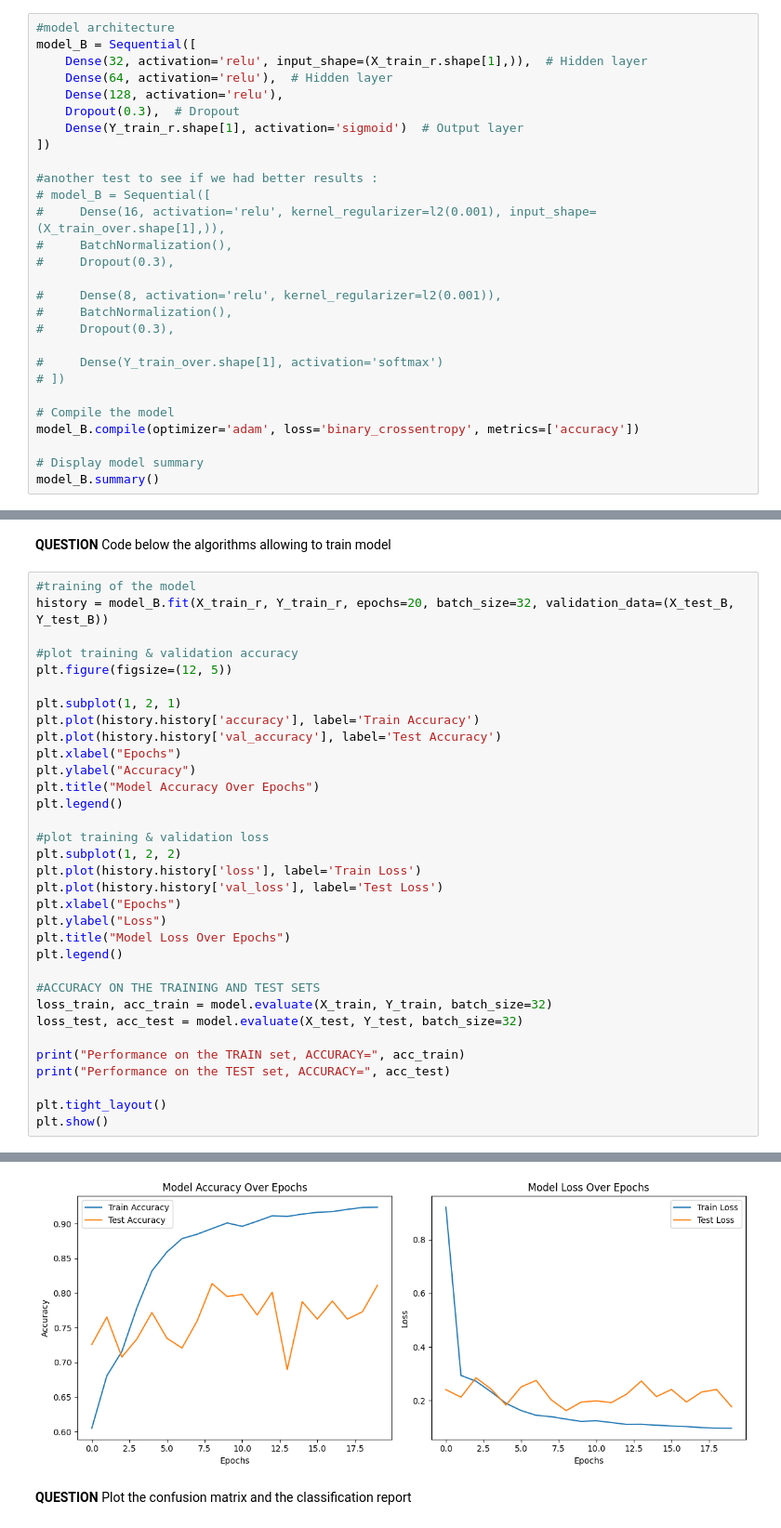
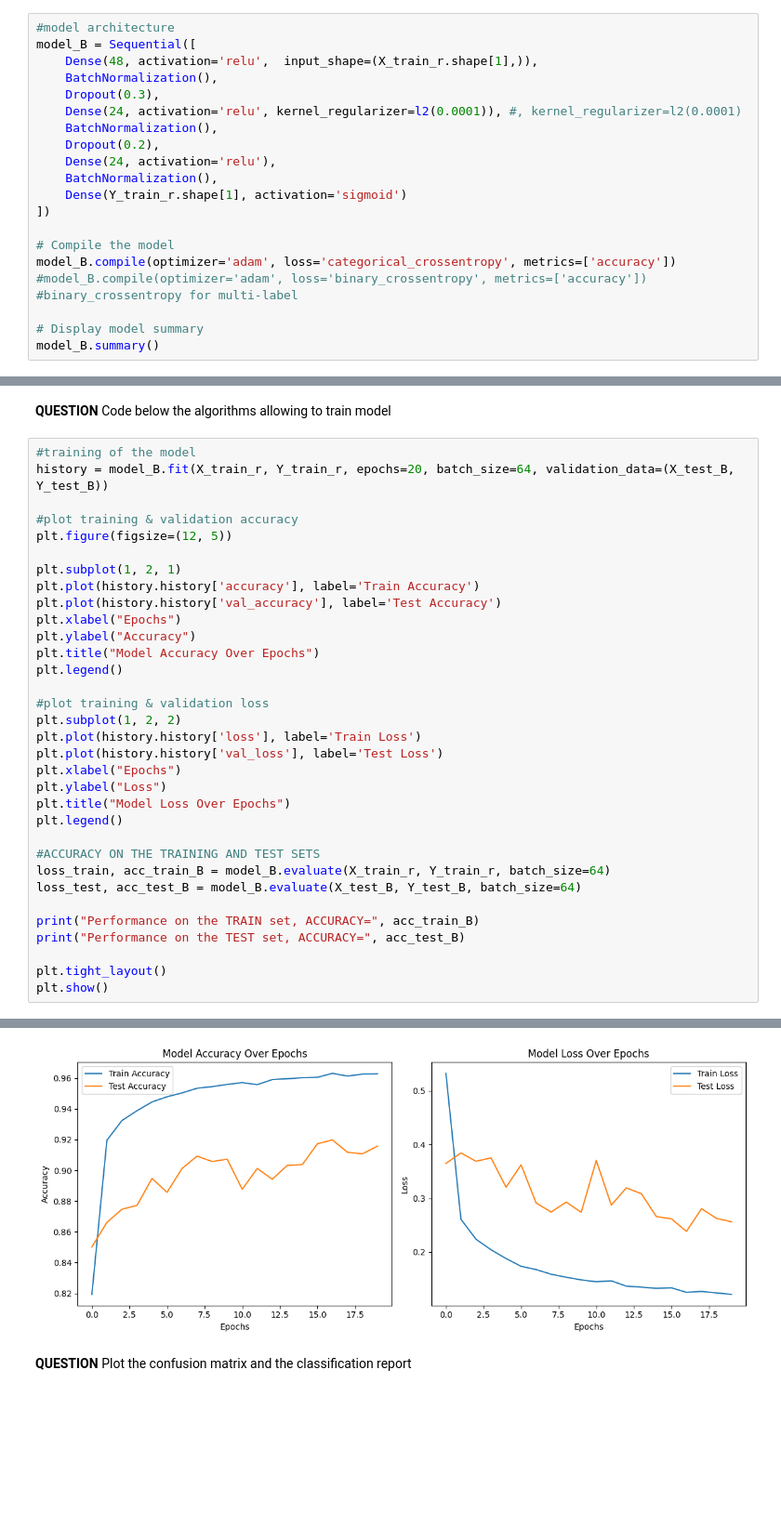
Before and after one commit to ChloeLarroze/STM32_Embedded_AI, a Jupyter notebook: TP_IA_EMBARQUEE.ipynb, the cells around one changed output, grey strips where cells are left out. Shown: that part at 93% size. Saved outputs shown, nothing was run; the diff lists cells and outputs as text; blank space fills up the shorter version.

```diff
--- a/TP_IA_EMBARQUEE.ipynb
+++ b/TP_IA_EMBARQUEE.ipynb
@@ -543,28 +563,20 @@ Now, why did we chose SMOTE over undersampling ? SMOTE preserves all data while
 # %%
 #model architecture
 model_B = Sequential([
-    Dense(32, activation='relu', input_shape=(X_train_r.shape[1],)),  # Hidden layer
-    Dense(64, activation='relu'),  # Hidden layer
-    Dense(128, activation='relu'),
-    Dropout(0.3),  # Dropout
-    Dense(Y_train_r.shape[1], activation='sigmoid')  # Output layer
+    Dense(48, activation='relu',  input_shape=(X_train_r.shape[1],)),
+    BatchNormalization(),
+    Dropout(0.3),
+    Dense(24, activation='relu', kernel_regularizer=l2(0.0001)), #, kernel_regularizer=l2(0.0001)
+    BatchNormalization(),
+    Dropout(0.2),
+    Dense(24, activation='relu'),
+    BatchNormalization(),
+    Dense(Y_train_r.shape[1], activation='sigmoid')
 ])
 
-#another test to see if we had better results :
-# model_B = Sequential([
-#     Dense(16, activation='relu', kernel_regularizer=l2(0.001), input_shape=(X_train_over.shape[1],)),
-#     BatchNormalization(),
-#     Dropout(0.3),
-
-#     Dense(8, activation='relu', kernel_regularizer=l2(0.001)),
-#     BatchNormalization(),
-#     Dropout(0.3),
-
-#     Dense(Y_train_over.shape[1], activation='softmax')
-# ])
-
 # Compile the model
-model_B.compile(optimizer='adam', loss='binary_crossentropy', metrics=['accuracy'])
+model_B.compile(optimizer='adam', loss='categorical_crossentropy', metrics=['accuracy'])
+#model_B.compile(optimizer='adam', loss='binary_crossentropy', metrics=['accuracy']) #binary_crossentropy for multi-label
 
 # Display model summary
 model_B.summary()
@@ -592,7 +602,7 @@ _________________________________________________________________
 **QUESTION** Code below the algorithms allowing to train model
 # %%
 #training of the model
-history = model_B.fit(X_train_r, Y_train_r, epochs=20, batch_size=32, validation_data=(X_test_B, Y_test_B))
+history = model_B.fit(X_train_r, Y_train_r, epochs=20, batch_size=64, validation_data=(X_test_B, Y_test_B))
 
 #plot training & validation accuracy
 plt.figure(figsize=(12, 5))
@@ -615,11 +625,11 @@ plt.title("Model Loss Over Epochs")
 plt.legend()
 
 #ACCURACY ON THE TRAINING AND TEST SETS
-loss_train, acc_train = model.evaluate(X_train, Y_train, batch_size=32)
-loss_test, acc_test = model.evaluate(X_test, Y_test, batch_size=32)
+loss_train, acc_train_B = model_B.evaluate(X_train_r, Y_train_r, batch_size=64)
+loss_test, acc_test_B = model_B.evaluate(X_test_B, Y_test_B, batch_size=64)
 
-print("Performance on the TRAIN set, ACCURACY=", acc_train)
-print("Performance on the TEST set, ACCURACY=", acc_test)
+print("Performance on the TRAIN set, ACCURACY=", acc_train_B)
+print("Performance on the TEST set, ACCURACY=", acc_test_B)
 
 plt.tight_layout()
 plt.show()
@@ -644,3 +654,3 @@ Performance on the TEST set, ACCURACY= 0.011528821662068367
-[figure, old version]
+[figure, new version]
 # %% [markdown]
 **QUESTION** Plot the confusion matrix and the classification report
```
Also changed, not shown: parts of 14 cells of this notebook.
